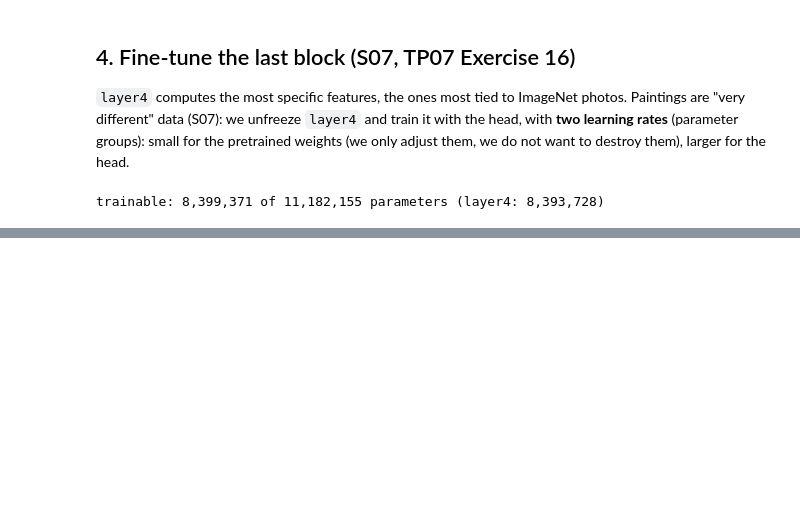
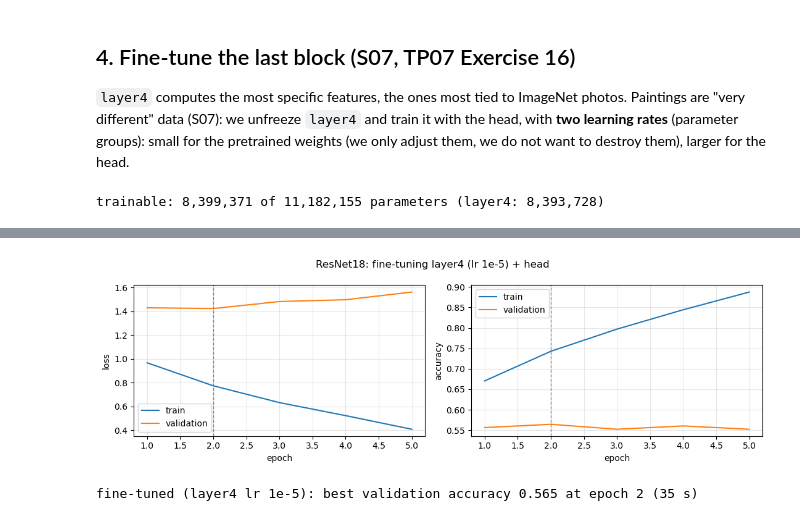
Before and after one commit to lcaquelin/Neural_Networks, a Jupyter notebook: notebooks/05_resnet.ipynb, the cells around one changed output, grey strips where cells are left out. Drawn from its saved outputs; the diff is of its cells as text; code cells hidden in the pictures; blank space fills up the shorter version.

```diff
--- a/notebooks/05_resnet.ipynb
+++ b/notebooks/05_resnet.ipynb
@@ -211,0 +232,11 @@ trainable: 8,399,371 of 11,182,155 parameters (layer4: 8,393,728)
+# %%
+model.load_state_dict(torch.load(MODEL_DIR / "resnet18_head.pt", map_location=device))   # back to the head-only model
+optimizer = torch.optim.Adam([{"params": model.layer4.parameters(), "lr": 1e-5},
+                              {"params": model.fc.parameters(), "lr": 1e-3}])
+history_ft2 = fit_transfer(model, optimizer, max_epochs=10, patience=3)
+acc_ft2 = history_ft2["val_acc"][history_ft2["best_epoch"] - 1]
+torch.save(model.state_dict(), MODEL_DIR / "resnet18_finetuned_lr1e-5.pt")
+plot_history(history_ft2, "ResNet18: fine-tuning layer4 (lr 1e-5) + head", "resnet_finetune_lr1e-5_curves.png")
+print(f"fine-tuned (layer4 lr 1e-5): best validation accuracy {acc_ft2:.3f} at epoch {history_ft2['best_epoch']} "
+      f"({history_ft2['time_s']:.0f} s)")
+# %% [output]
@@ -211,0 +249,2 @@ trainable: 8,399,371 of 11,182,155 parameters (layer4: 8,393,728)
+[figure, added]
+fine-tuned (layer4 lr 1e-5): best validation accuracy 0.565 at epoch 2 (35 s)
```
Also changed, not shown: parts of 5 cells of this notebook, 1 other file.
